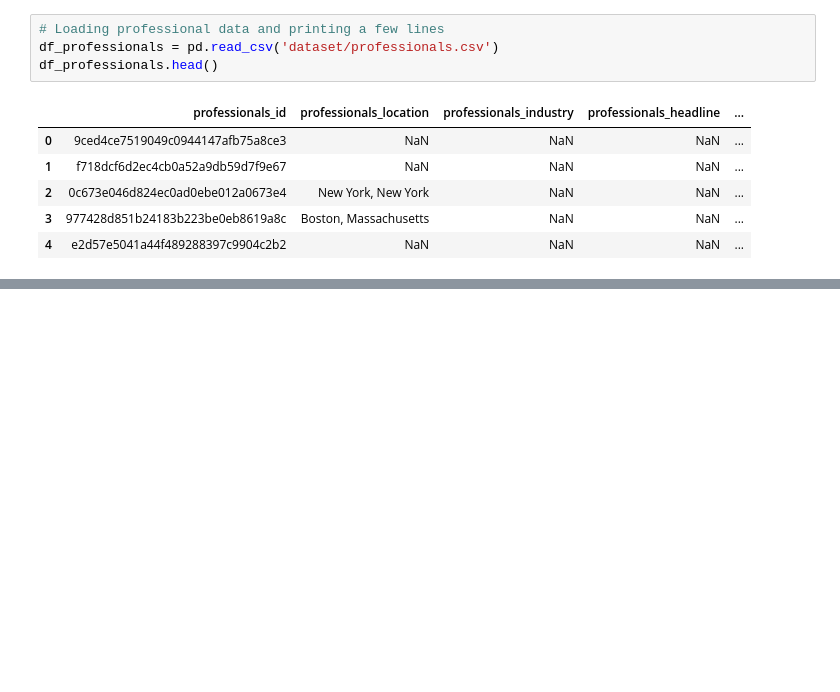
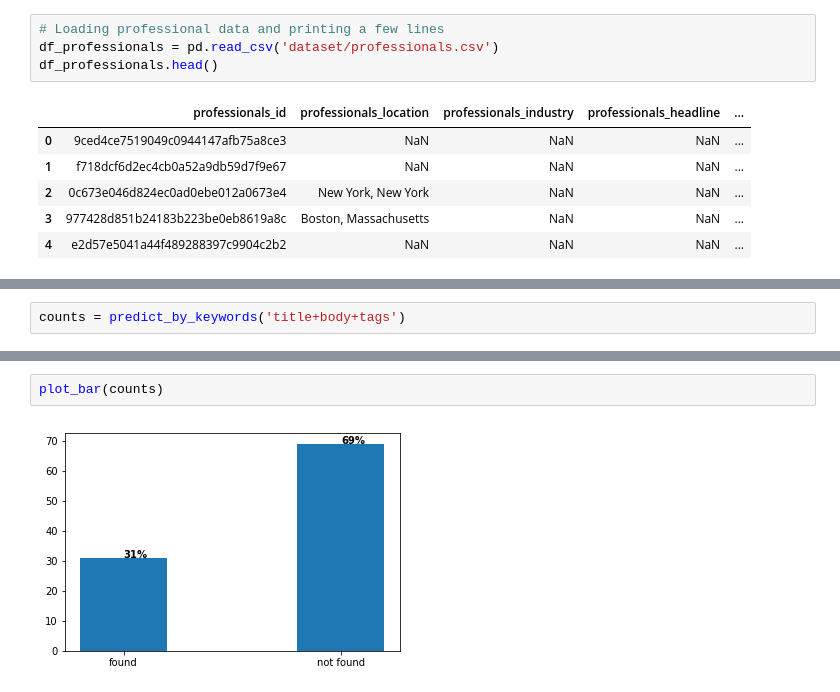
Before and after one commit to artisingh0913/CareerVillage-Recommender-System, a Jupyter notebook: Index.ipynb, the cells around one changed output, grey strips where cells are left out. Drawn from its saved outputs; the diff is of its cells as text; blank space fills up the shorter version.

```diff
--- a/Index.ipynb
+++ b/Index.ipynb
@@ -183,0 +691,2 @@ df_questions_test
+# %%
+counts = predict_by_keywords('title+body+tags')
@@ -183,0 +711,4 @@ df_questions_test
+# %%
+plot_bar(counts)
+# %% [output]
+[figure, added]
```
Also changed, not shown: parts of 95 cells of this notebook.
